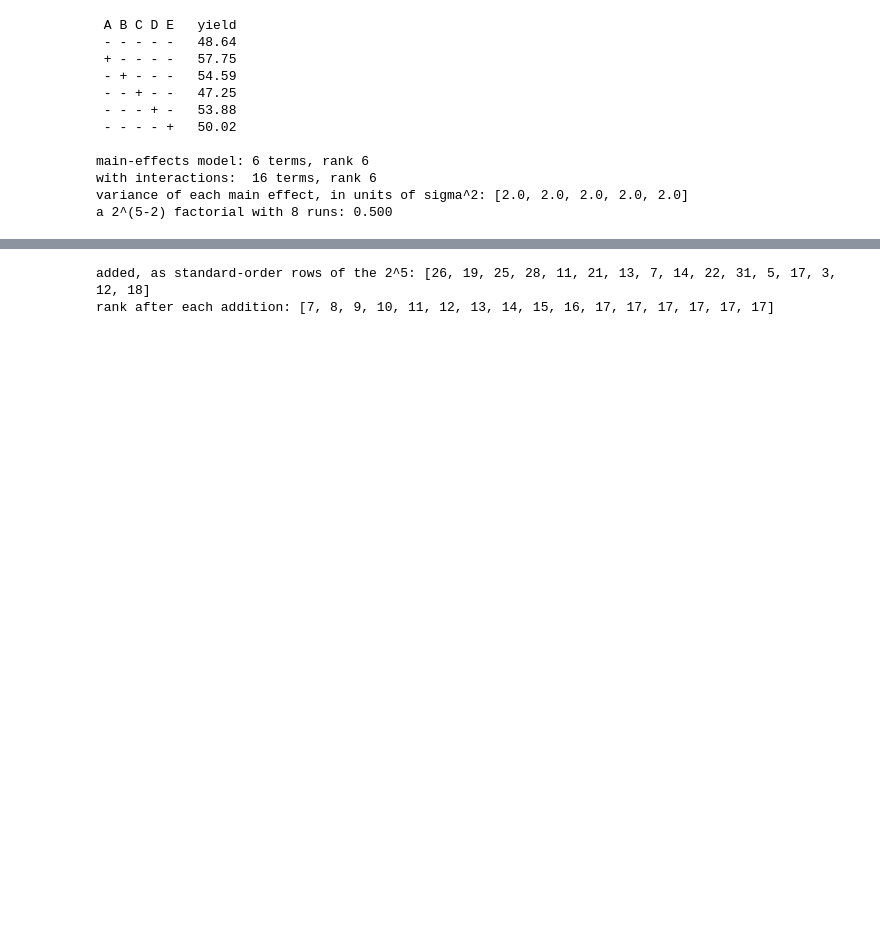
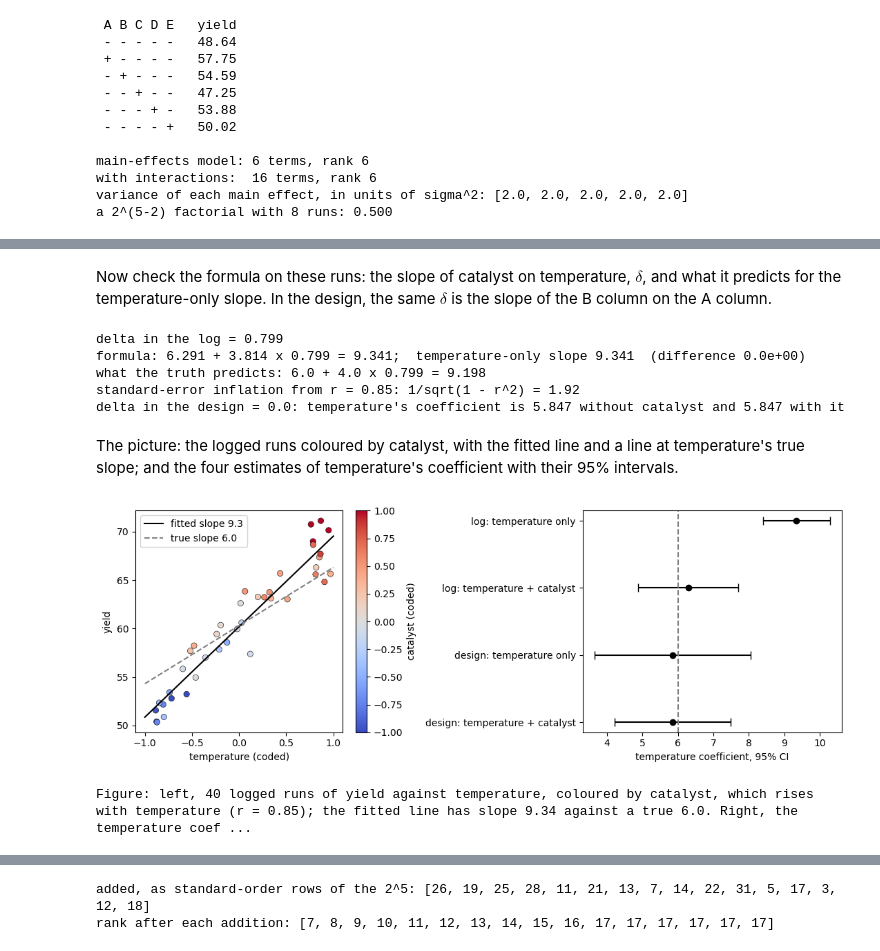
Before and after one commit to sear-labs/teaching-code, a Jupyter notebook: notebooks/15_design_of_experiments/planning_an_experiment.ipynb, the cells around one changed output, grey strips where cells are left out. Drawn from its saved outputs; the diff is of its cells as text; code cells hidden in the pictures; blank space fills up the shorter version.

```diff
--- a/notebooks/15_design_of_experiments/planning_an_experiment.ipynb
+++ b/notebooks/15_design_of_experiments/planning_an_experiment.ipynb
@@ -542,0 +582,52 @@ the first few runs added raise the rank or the determinant?
+# %% [markdown]
+Now check the formula on these runs: the slope of catalyst on temperature, $\delta$, and what it
+predicts for the temperature-only slope. In the design, the same $\delta$ is the slope of the B
+column on the A column.
+# %%
+M_delta = np.column_stack([np.ones(N_LOG), A_log])
+delta = np.linalg.solve(M_delta.T @ M_delta, M_delta.T @ B_log)[1]
+b_short = fits["log: temperature only"][0][1]
+b_long = fits["log: temperature + catalyst"][0]
+ovb = b_long[1] + b_long[2] * delta
+print(f"delta in the log = {delta:.3f}")
+print(f"formula: {b_long[1]:.3f} + {b_long[2]:.3f} x {delta:.3f} = {ovb:.3f};  temperature-only slope {b_short:.3f}  "
+      f"(difference {abs(ovb - b_short):.1e})")
+print(f"what the truth predicts: {TRUTH['A']} + {TRUTH['B']} x {delta:.3f} = {TRUTH['A'] + TRUTH['B'] * delta:.3f}")
+print(f"standard-error inflation from r = {r_AB:.2f}: 1/sqrt(1 - r^2) = {1 / np.sqrt(1 - r_AB**2):.2f}")
+delta_design = (X[:, 0] @ X[:, 1]) / (X[:, 0] @ X[:, 0])
+print(f"delta in the design = {delta_design:.1f}: temperature's coefficient is "
+      f"{fits['design: temperature only'][0][1]:.3f} without catalyst and "
+      f"{fits['design: temperature + catalyst'][0][1]:.3f} with it")
+# %% [output]
+delta in the log = 0.799
+formula: 6.291 + 3.814 x 0.799 = 9.341;  temperature-only slope 9.341  (difference 0.0e+00)
+what the truth predicts: 6.0 + 4.0 x 0.799 = 9.198
+standard-error inflation from r = 0.85: 1/sqrt(1 - r^2) = 1.92
+delta in the design = 0.0: temperature's coefficient is 5.847 without catalyst and 5.847 with it
+# %% [markdown]
+The picture: the logged runs coloured by catalyst, with the fitted line and a line at temperature's
+true slope; and the four estimates of temperature's coefficient with their 95% intervals.
+# %%
+fig, axes = plt.subplots(1, 2, figsize=(11, 4))
+sc = axes[0].scatter(A_log, y_log, c=B_log, cmap="coolwarm", vmin=-1, vmax=1, edgecolor="black", lw=0.4)
+grid = np.linspace(-1, 1, 50)
+axes[0].plot(grid, fits["log: temperature only"][0][0] + b_short * grid, color="black", label=f"fitted slope {b_short:.1f}")
+axes[0].plot(grid, y_log.mean() + TRUTH["A"] * (grid - A_log.mean()), color="gray", ls="--", label=f"true slope {TRUTH['A']}")
+axes[0].set_xlabel("temperature (coded)"); axes[0].set_ylabel("yield"); axes[0].legend(loc="upper left")
+fig.colorbar(sc, ax=axes[0], label="catalyst (coded)")
+labels = list(fits)
+for i, label in enumerate(labels):
+    b_fit, lo, hi = fits[label]
+    axes[1].errorbar(b_fit[1], i, xerr=[[b_fit[1] - lo], [hi - b_fit[1]]], fmt="o", color="black", capsize=4)
+axes[1].axvline(TRUTH["A"], color="gray", ls="--")
+axes[1].set_yticks(range(len(labels))); axes[1].set_yticklabels(labels); axes[1].invert_yaxis()
+axes[1].set_xlabel("temperature coefficient, 95% CI")
+plt.tight_layout(); plt.show()
+outside = [label for label in labels if not fits[label][1] <= TRUTH["A"] <= fits[label][2]]
+print(f"Figure: left, {N_LOG} logged runs of yield against temperature, coloured by catalyst, which rises with "
+      f"temperature (r = {r_AB:.2f}); the fitted line has slope {b_short:.2f} against a true {TRUTH['A']}. Right, the "
+      f"temperature coefficient from each of four regressions with its 95% interval; intervals that miss the "
+      f"true value: {outside if outside else 'none'}.")
+# %% [output]
+[figure, added]
+Figure: left, 40 logged runs of yield against temperature, coloured by catalyst, which rises with temperature (r = 0.85); the fitted line has slope 9.34 against a true 6.0. Right, the temperature coef ...
```
Also changed, not shown: parts of 10 cells of this notebook, 2 other files.
